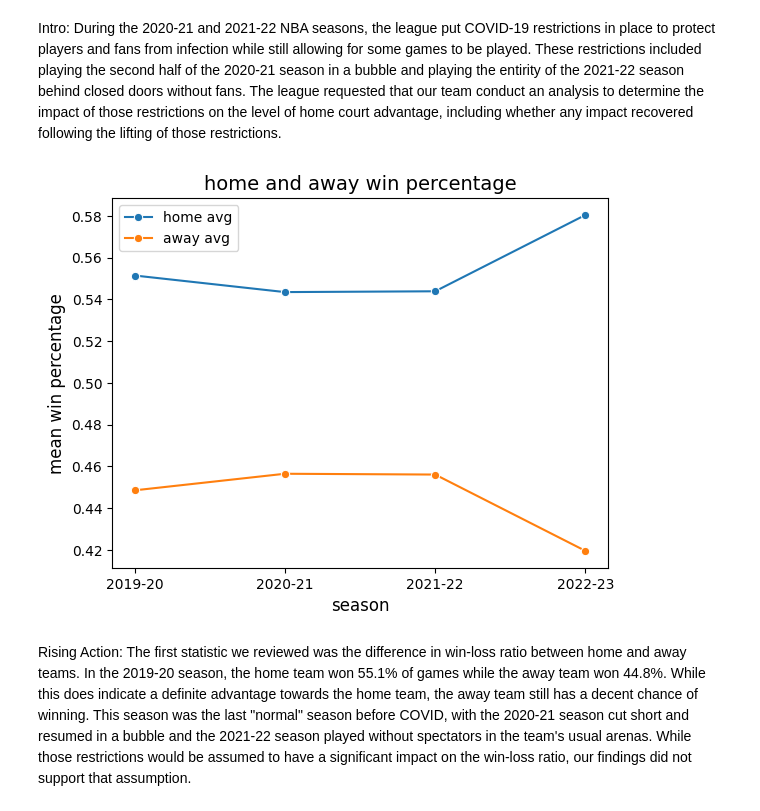
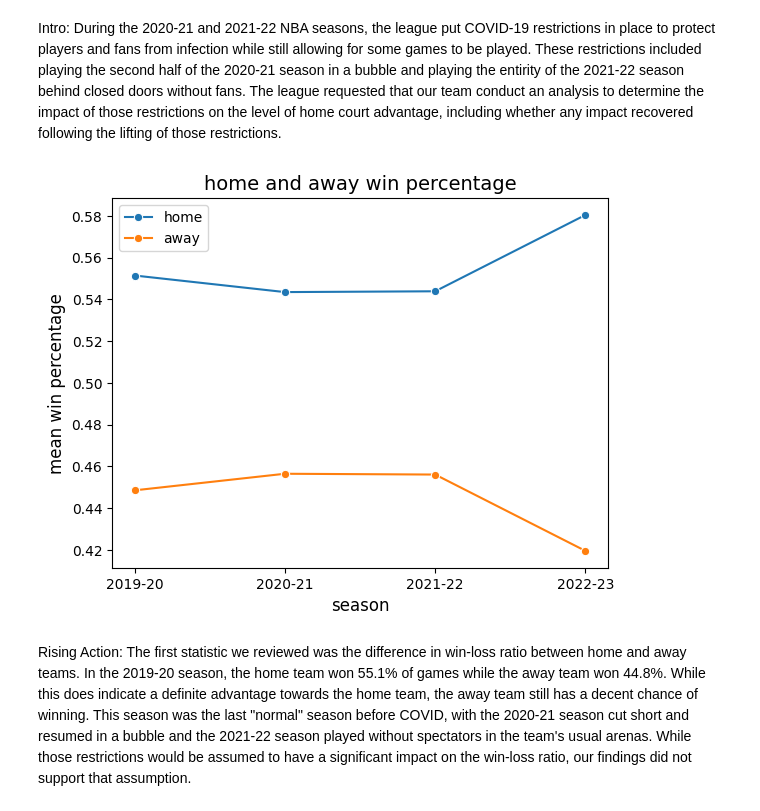
Before and after one commit to thezachdrake/UMD-INST627-Fall2024, a Jupyter notebook: inclass.ipynb, the cells around one changed output. Saved outputs shown, nothing was run; the diff lists cells and outputs as text; code cells hidden in the pictures.

```diff
--- a/inclass.ipynb
+++ b/inclass.ipynb
@@ -23,20 +23,20 @@ Intro: During the 2020-21 and 2021-22 NBA seasons, the league put COVID-19 restr
 # %%
 covid_wl = pd.read_sql_query("SELECT team_name_home, wl_home, team_name_away, wl_away, season_id FROM game WHERE season_id IN (22019, 22020, 22021, 22022) ORDER BY season_id DESC", con)
 covid_wl = covid_wl.replace('W', 1)
 covid_wl = covid_wl.replace('L', 0)
 
 covid_wl_group = covid_wl.groupby(['season_id']).agg({'wl_home': ['mean'], 'wl_away': ['mean']})
 covid_wl_group.columns = ['home', 'away']
 
-sns.lineplot(data=covid_wl_group, x='season_id', y='home', label='home avg', marker='o')
-ax = sns.lineplot(data=covid_wl_group, x='season_id', y='away', label='away avg', marker='o')
+sns.lineplot(data=covid_wl_group, x='season_id', y='home', label='home', marker='o')
+ax = sns.lineplot(data=covid_wl_group, x='season_id', y='away', label='away', marker='o')
 ax.set_title('home and away win percentage', fontsize=14)
 ax.set_xlabel('season', fontsize=12)
 ax.set_xticklabels(['2019-20', '2020-21', '2021-22', '2022-23'], fontsize=10)
 ax.set_ylabel('mean win percentage', fontsize=12)
 plt.show()
 # %% [output]
-[figure, old version]
+[figure, new version]
 # %% [markdown]
 Rising Action: The first statistic we reviewed was the difference in win-loss ratio between home and away teams. In the 2019-20 season, the home team won 55.1% of games while the away team won 44.8%. While this does indicate a definite advantage towards the home team, the away team still has a decent chance of winning. This season was the last "normal" season before COVID, with the 2020-21 season cut short and resumed in a bubble and the 2021-22 season played without spectators in the team's usual arenas. While those restrictions would be assumed to have a significant impact on the win-loss ratio, our findings did not support that assumption.
 # %%
```
Also changed, not shown: parts of 32 cells of this notebook.
